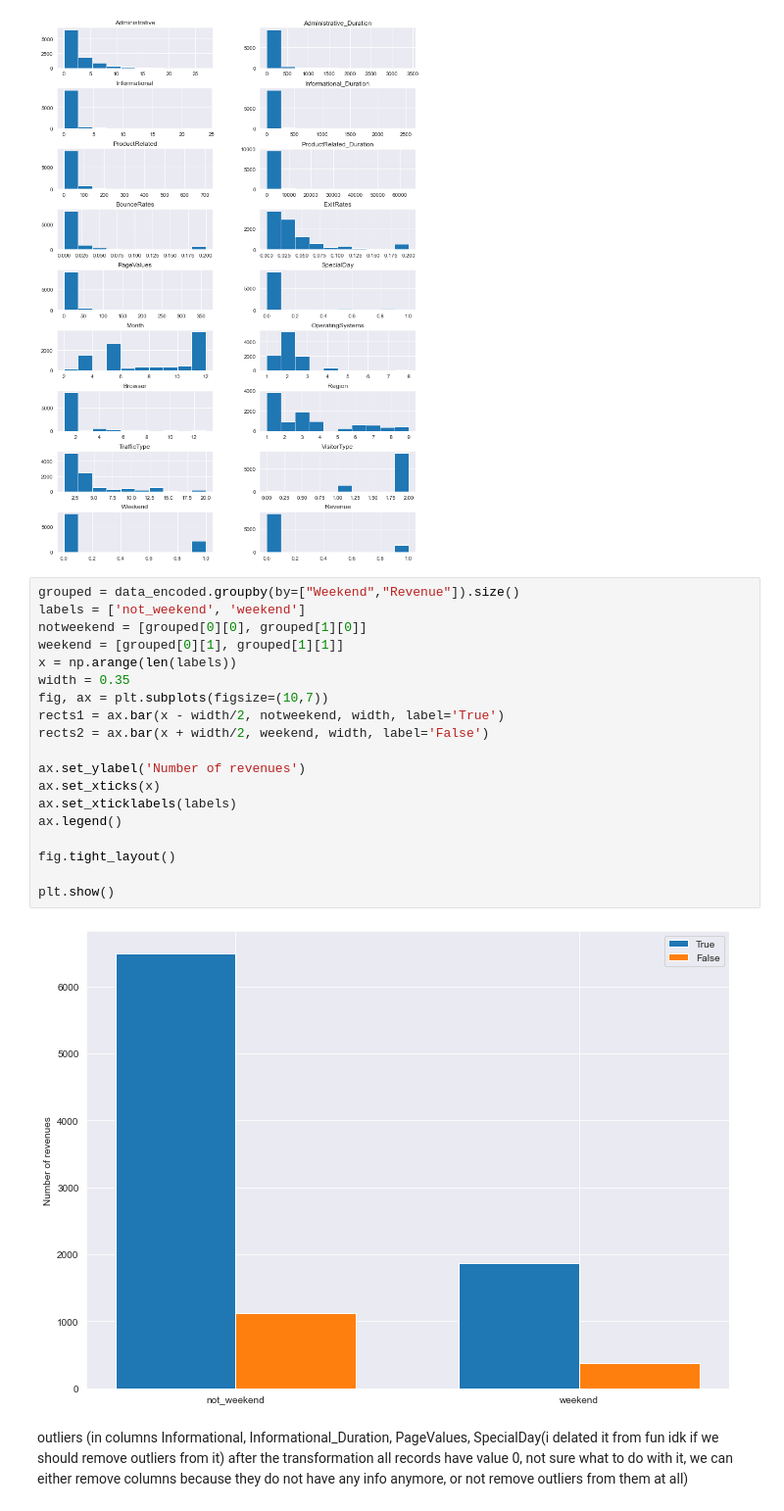
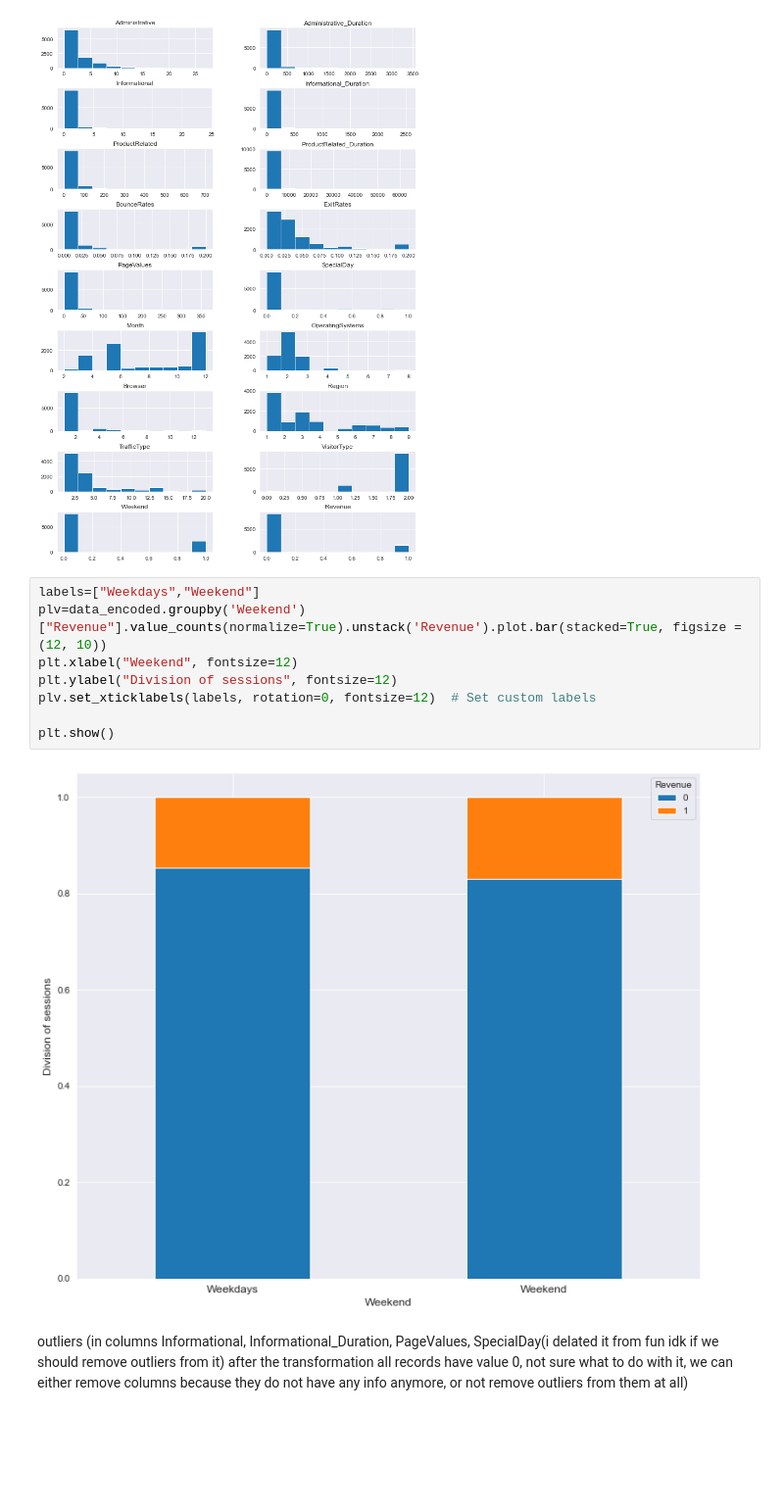
Before and after one commit to qw1mi/ml_pr2, a Jupyter notebook: EDA.ipynb, the cells around one changed output. Shown at 98% size. Drawn from its saved outputs; the diff is of its cells as text; blank space fills up the shorter version.

Commit message:
More plots

```diff
--- a/EDA.ipynb
+++ b/EDA.ipynb
@@ -214,27 +214,16 @@ data_encoded.hist(figsize=(12,18), layout=(9, 2),bins=10)
 plt.subplots_adjust(hspace=0.5)
 # %% [output]
 [figure]
-# %%
-grouped = data_encoded.groupby(by=["Weekend","Revenue"]).size()
-labels = ['not_weekend', 'weekend']
-notweekend = [grouped[0][0], grouped[1][0]]
-weekend = [grouped[0][1], grouped[1][1]]
-x = np.arange(len(labels))
-width = 0.35
-fig, ax = plt.subplots(figsize=(10,7))
-rects1 = ax.bar(x - width/2, notweekend, width, label='True')
-rects2 = ax.bar(x + width/2, weekend, width, label='False')
-
-ax.set_ylabel('Number of revenues')
-ax.set_xticks(x)
-ax.set_xticklabels(labels)
-ax.legend()
-
-fig.tight_layout()
-
-plt.show()
-# %% [output]
-[figure, removed]
+# %%
+labels=["Weekdays","Weekend"]
+plv=data_encoded.groupby('Weekend')["Revenue"].value_counts(normalize=True).unstack('Revenue').plot.bar(stacked=True, figsize = (12, 10))
+plt.xlabel("Weekend", fontsize=12)
+plt.ylabel("Division of sessions", fontsize=12)
+plv.set_xticklabels(labels, rotation=0, fontsize=12)  # Set custom labels
+
+plt.show()
+# %% [output]
+[figure, added]
 # %% [markdown]
 outliers (in columns Informational, Informational_Duration, PageValues, SpecialDay(i delated it from fun idk if we should remove outliers from it) after the transformation all records have value 0, not sure what to do with it, we can either remove columns because they do not have any info anymore, or not remove outliers from them at all)
 # %%
```
Also changed, not shown: parts of 3 cells of this notebook.
